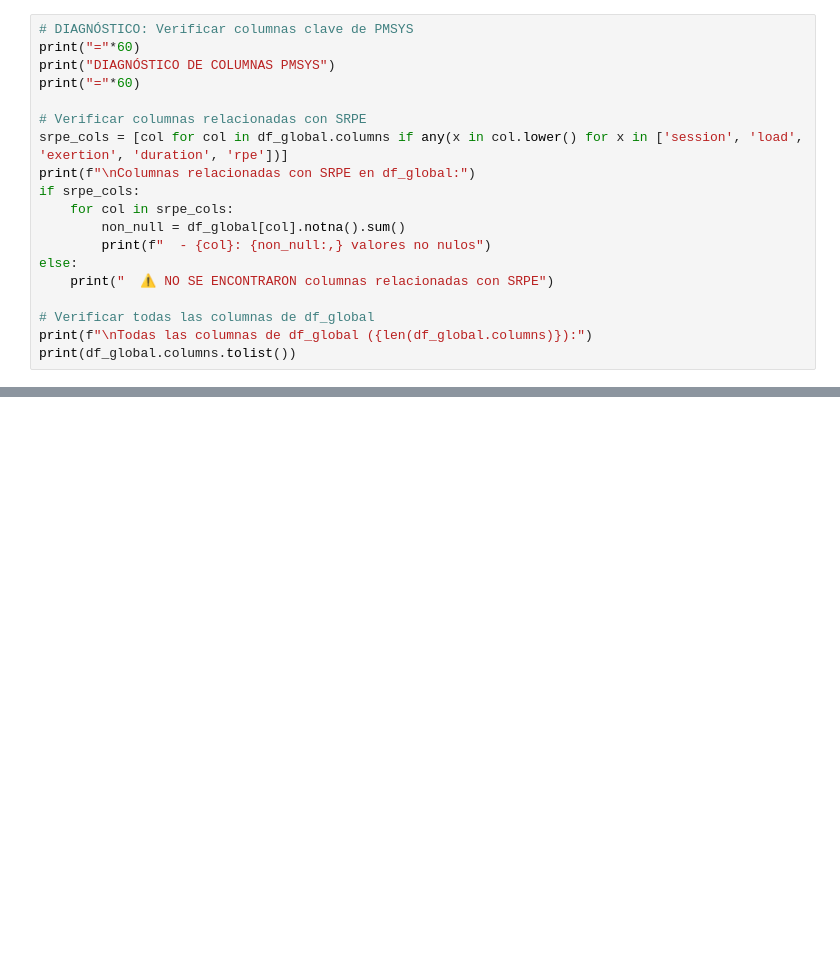
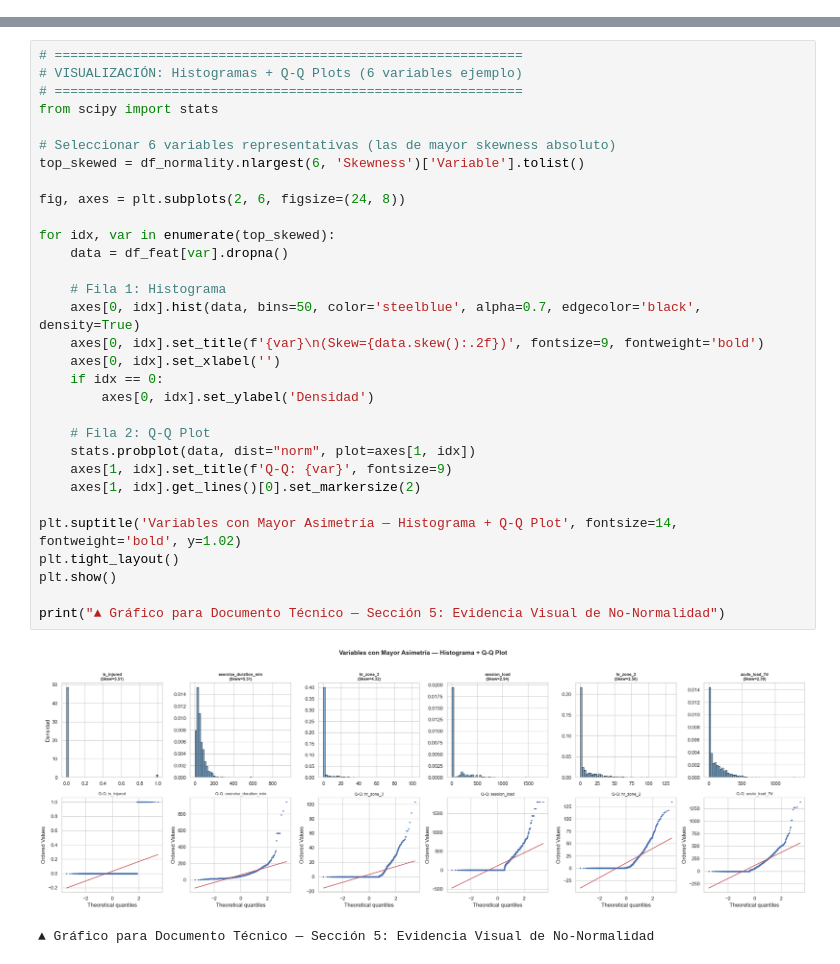
Before and after one commit to BrunoMS0/tesis_riesgo_lesion_R1, a Jupyter notebook: notebooks/R1_Feature_Engineering.ipynb, the cells around one changed output, grey strips where cells are left out. Saved outputs shown, nothing was run; the diff lists cells and outputs as text; blank space fills up the shorter version.

```diff
--- a/notebooks/R1_Feature_Engineering.ipynb
+++ b/notebooks/R1_Feature_Engineering.ipynb
@@ -561,19 +0,0 @@ VALORES NULOS POR COLUMNA
-# %%
-# DIAGNÓSTICO: Verificar columnas clave de PMSYS
-print("="*60)
-print("DIAGNÓSTICO DE COLUMNAS PMSYS")
-print("="*60)
-
-# Verificar columnas relacionadas con SRPE
-srpe_cols = [col for col in df_global.columns if any(x in col.lower() for x in ['session', 'load', 'exertion', 'duration', 'rpe'])]
-print(f"\nColumnas relacionadas con SRPE en df_global:")
-if srpe_cols:
-    for col in srpe_cols:
-        non_null = df_global[col].notna().sum()
-        print(f"  - {col}: {non_null:,} valores no nulos")
-else:
-    print("  ⚠ NO SE ENCONTRARON columnas relacionadas con SRPE")
-
-# Verificar todas las columnas de df_global
-print(f"\nTodas las columnas de df_global ({len(df_global.columns)}):")
-print(df_global.columns.tolist())
@@ -2334,0 +899,34 @@ Este notebook implementó un pipeline completo de Feature Engineering con las si
+# %%
+# ============================================================
+# VISUALIZACIÓN: Histogramas + Q-Q Plots (6 variables ejemplo)
+# ============================================================
+from scipy import stats
+
+# Seleccionar 6 variables representativas (las de mayor skewness absoluto)
+top_skewed = df_normality.nlargest(6, 'Skewness')['Variable'].tolist()
+
+fig, axes = plt.subplots(2, 6, figsize=(24, 8))
+
+for idx, var in enumerate(top_skewed):
+    data = df_feat[var].dropna()
+
+    # Fila 1: Histograma
+    axes[0, idx].hist(data, bins=50, color='steelblue', alpha=0.7, edgecolor='black', density=True)
+    axes[0, idx].set_title(f'{var}\n(Skew={data.skew():.2f})', fontsize=9, fontweight='bold')
+    axes[0, idx].set_xlabel('')
+    if idx == 0:
+        axes[0, idx].set_ylabel('Densidad')
+
+    # Fila 2: Q-Q Plot
+    stats.probplot(data, dist="norm", plot=axes[1, idx])
+    axes[1, idx].set_title(f'Q-Q: {var}', fontsize=9)
+    axes[1, idx].get_lines()[0].set_markersize(2)
+
+plt.suptitle('Variables con Mayor Asimetría — Histograma + Q-Q Plot', fontsize=14, fontweight='bold', y=1.02)
+plt.tight_layout()
+plt.show()
+
+print("▲ Gráfico para Documento Técnico — Sección 5: Evidencia Visual de No-Normalidad")
+# %% [output]
+[figure, added]
+▲ Gráfico para Documento Técnico — Sección 5: Evidencia Visual de No-Normalidad
```
Also changed, not shown: parts of 101 cells of this notebook.
